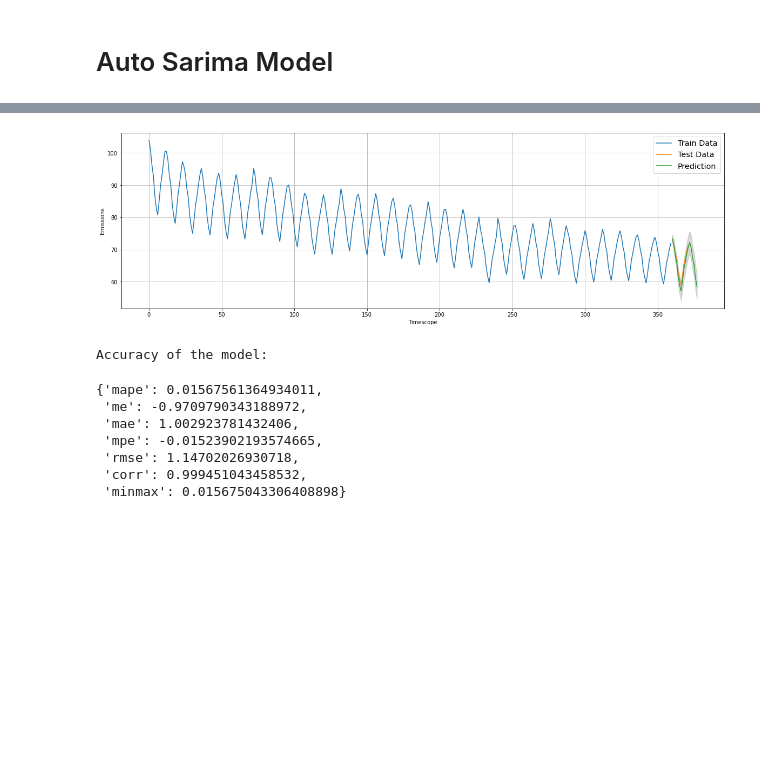
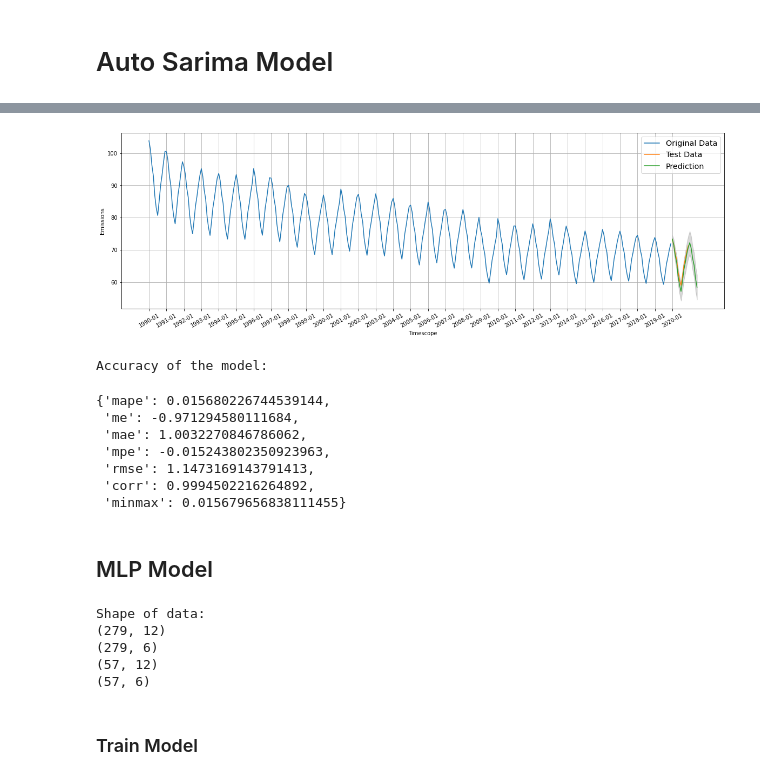
Before and after one commit to hannesk95/AMI, a Jupyter notebook: models/TimeSeriesForecasting/Emission_Forecast.ipynb, the cells around one changed output, grey strips where cells are left out. Cells and saved outputs as stored; diff of their text form; code cells hidden in the pictures; blank space fills up the shorter version.

Commit message:
included mlp into arima notebook for emissions

```diff
--- a/models/TimeSeriesForecasting/Emission_Forecast.ipynb
+++ b/models/TimeSeriesForecasting/Emission_Forecast.ipynb
@@ -16,18 +22,23 @@ import pmdarima as pm
 # %%
 # Read in emission data
-emission_data = pd.read_csv('../../data/greenhouse_emissions/oeko-institut_sektorale_abgrenzung_treibhausgasemissionen_daten_sektor_monthly.csv')
-emission_data = emission_data['Total_CO2_Emission'].values
+emission_input = pd.read_csv('../../data/greenhouse_emissions/oeko-institut_sektorale_abgrenzung_treibhausgasemissionen_daten_sektor_monthly.csv')
+emission_data = emission_input['Total_CO2_Emission'].values
 emission_data = emission_data.astype('float64')
+emission_index = emission_input['date'].values
 # Take only the emissions on which we have indicators
 print(f"Shape output data: {emission_data.shape}")
+#print(emission_index)
 # %% [output]
 Shape output data: (372,)
 # %%
 data= pd.Series(emission_data)
+first_date = emission_index[0]
+last_date = emission_index[-1]
 split_train = np.arange(0, len(data)-12)
 split_test = np.arange((len(data)-12), len(data))
 train_data = pd.Series(data, index=split_train)
 test_data = pd.Series(data, index=split_test)
+time_scope = emission_index
 # %% [markdown]
 # Auto Sarima Model
 # %%
@@ -83,34 +94,34 @@ Warnings:
 # %%
 # Forecast
 n_periods = 18
 fitted, confint = smodel.predict(n_periods=n_periods, return_conf_int=True)
 #index_of_fc = pd.date_range(data.index[-1], periods = n_periods, freq='MS')
 index_of_fc = np.arange(len(data)-12, len(data)-12+n_periods)
 index_of_test = np.arange(len(data)-12, len(data))
 
 # make series for plotting purpose
 fitted_series = pd.Series(fitted, index=index_of_fc)
 test_series = pd.Series(test_data, index=index_of_test)
 lower_series = pd.Series(confint[:, 0], index=index_of_fc)
 upper_series = pd.Series(confint[:, 1], index=index_of_fc)
 
 # Plot baseline, training, test and forecast
 plt.figure(figsize=(20,6))
-line1 = plt.plot(train_data, label='Train Data')
+line1 = plt.plot(train_data, label='Original Data')
 line3 = plt.plot(test_series, label='Test Data')
 line2 = plt.plot(fitted_series, label='Prediction')
 plt.fill_between(lower_series.index,
                  lower_series,
                  upper_series,
                  color='k', alpha=.15)
 plt.legend(fontsize='x-large')
 plt.grid()
-plt.xticks()
+plt.xticks(np.arange(len(time_scope))[::12], time_scope[::12], rotation=30)
 plt.xlabel("Timescope")
 plt.ylabel("Emissions")
 plt.show()
 # %% [output]
-[figure, old version]
+[figure, new version]
 # %%
 # Accuracy metrics
 fitted = fitted[0:12]
@@ -133,10 +144,12 @@ def forecast_accuracy(forecast, actual):
 forecast_accuracy(fitted, test_data)
 # %% [output]
 Accuracy of the model:
-{'mape': 0.01567561364934011,
- 'me': -0.9709790343188972,
- 'mae': 1.002923781432406,
- 'mpe': -0.01523902193574665,
- 'rmse': 1.14702026930718,
- 'corr': 0.999451043458532,
- 'minmax': 0.015675043306408898}
+{'mape': 0.015680226744539144,
+ 'me': -0.971294580111684,
+ 'mae': 1.0032270846786062,
+ 'mpe': -0.015243802350923963,
+ 'rmse': 1.1473169143791413,
+ 'corr': 0.9994502216264892,
+ 'minmax': 0.015679656838111455}
+# %% [markdown]
+## MLP Model
@@ -142,0 +225,14 @@ Accuracy of the model:
+# %%
+print("Shape of data:")
+print(trainX.shape)
+print(trainY.shape)
+print(testX.shape)
+print(testY.shape)
+# %% [output]
+Shape of data:
+(279, 12)
+(279, 6)
+(57, 12)
+(57, 6)
+# %% [markdown]
+### Train Model
```
Also changed, not shown: parts of 14 cells of this notebook.
